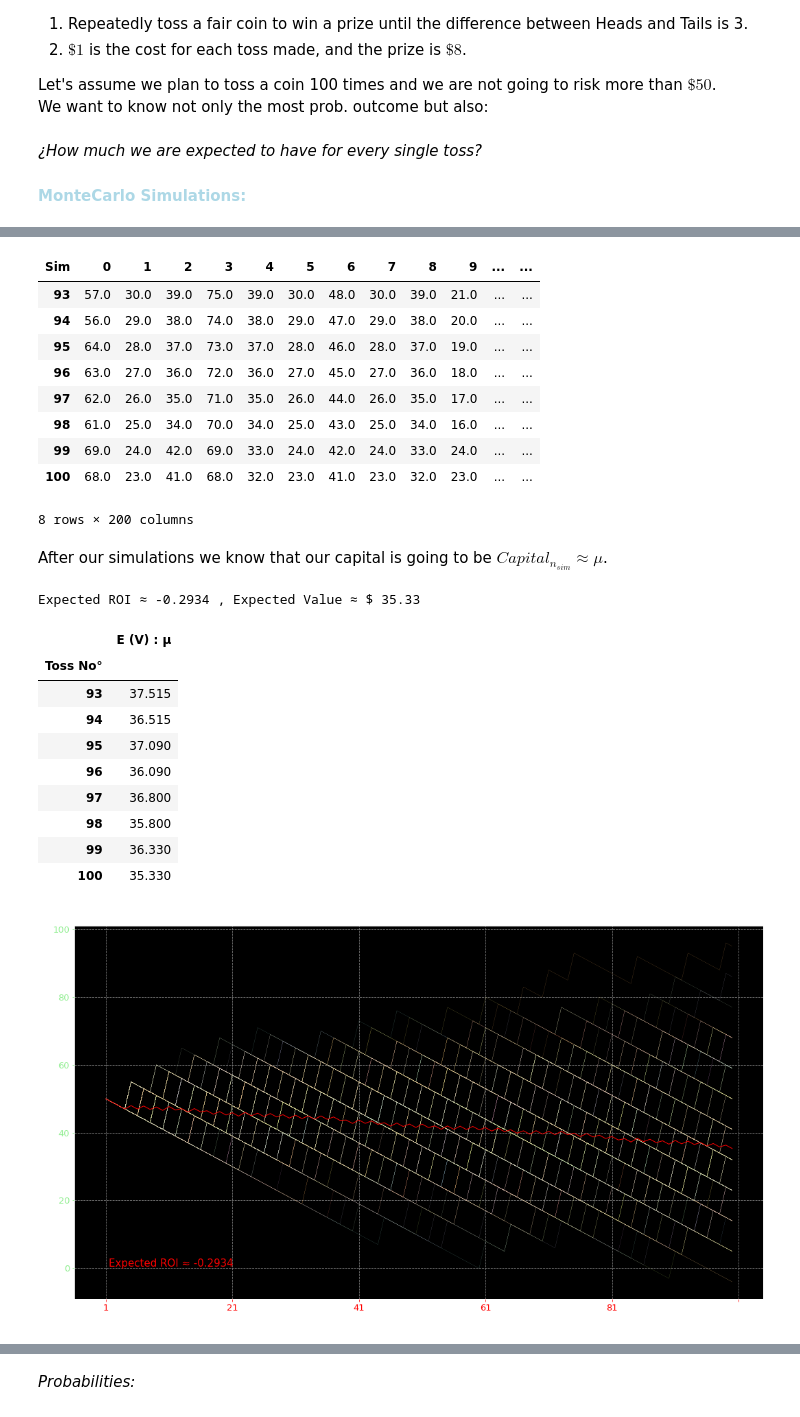
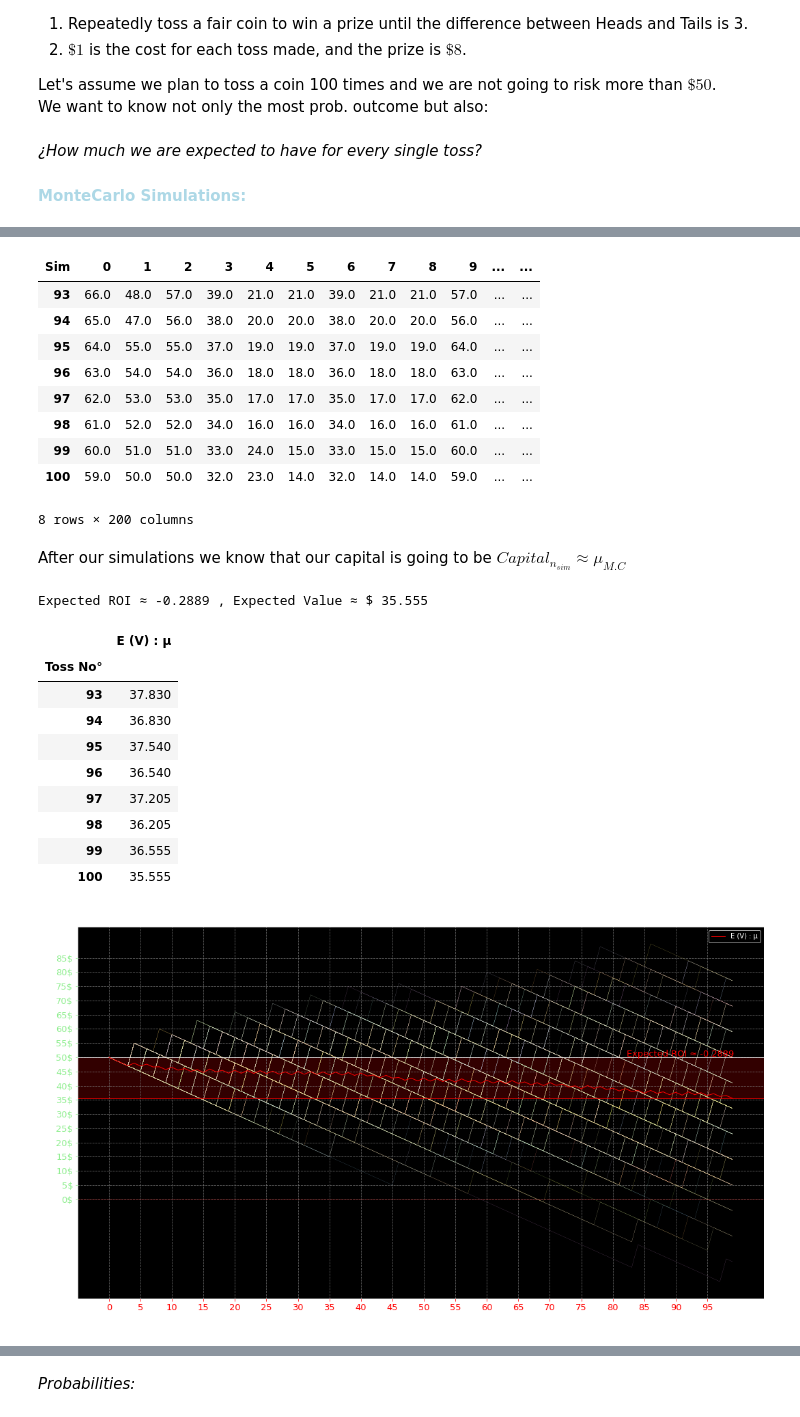
Before and after one commit to EMarquez7/Examen-1, a Jupyter notebook: MC-Simulations.ipynb, the cells around one changed output, grey strips where cells are left out. Saved outputs shown, nothing was run; the diff lists cells and outputs as text; code cells hidden in the pictures.

```diff
--- a/MC-Simulations.ipynb
+++ b/MC-Simulations.ipynb
@@ -75,8 +72,8 @@ We want to know not only the most prob. outcome but also: <br><br>
 
 #### <span style='color:lightblue'> MonteCarlo Simulations: </span><br>
 # %%
-sim = 200
-df1 = dt.coin_game_sim(50, 1, 100, 8, 0, sim).T
+initial_capital, bet, n_games, prize, sim  = 50, 1, 100, 8, 200
+df1 = dt.coin_game_sim(initial_capital, bet, n_games, prize, 0, sim).T
 df1.head(8)
 # %% [output]
 | Sim | 0 | 1 | 2 | 3 | 4 | 5 | 6 | 7 | 8 | 9 | ... | ... |
@@ -93,17 +90,17 @@ df1.head(8)
 df1.tail(8)
 # %% [output]
 | Sim | 0 | 1 | 2 | 3 | 4 | 5 | 6 | 7 | 8 | 9 | ... | ... |
-| 93 | 57.0 | 30.0 | 39.0 | 75.0 | 39.0 | 30.0 | 48.0 | 30.0 | 39.0 | 21.0 | ... | ... |
-| 94 | 56.0 | 29.0 | 38.0 | 74.0 | 38.0 | 29.0 | 47.0 | 29.0 | 38.0 | 20.0 | ... | ... |
-| 95 | 64.0 | 28.0 | 37.0 | 73.0 | 37.0 | 28.0 | 46.0 | 28.0 | 37.0 | 19.0 | ... | ... |
-| 96 | 63.0 | 27.0 | 36.0 | 72.0 | 36.0 | 27.0 | 45.0 | 27.0 | 36.0 | 18.0 | ... | ... |
-| 97 | 62.0 | 26.0 | 35.0 | 71.0 | 35.0 | 26.0 | 44.0 | 26.0 | 35.0 | 17.0 | ... | ... |
-| 98 | 61.0 | 25.0 | 34.0 | 70.0 | 34.0 | 25.0 | 43.0 | 25.0 | 34.0 | 16.0 | ... | ... |
-| 99 | 69.0 | 24.0 | 42.0 | 69.0 | 33.0 | 24.0 | 42.0 | 24.0 | 33.0 | 24.0 | ... | ... |
-| 100 | 68.0 | 23.0 | 41.0 | 68.0 | 32.0 | 23.0 | 41.0 | 23.0 | 32.0 | 23.0 | ... | ... |
+| 93 | 66.0 | 48.0 | 57.0 | 39.0 | 21.0 | 21.0 | 39.0 | 21.0 | 21.0 | 57.0 | ... | ... |
+| 94 | 65.0 | 47.0 | 56.0 | 38.0 | 20.0 | 20.0 | 38.0 | 20.0 | 20.0 | 56.0 | ... | ... |
+| 95 | 64.0 | 55.0 | 55.0 | 37.0 | 19.0 | 19.0 | 37.0 | 19.0 | 19.0 | 64.0 | ... | ... |
+| 96 | 63.0 | 54.0 | 54.0 | 36.0 | 18.0 | 18.0 | 36.0 | 18.0 | 18.0 | 63.0 | ... | ... |
+| 97 | 62.0 | 53.0 | 53.0 | 35.0 | 17.0 | 17.0 | 35.0 | 17.0 | 17.0 | 62.0 | ... | ... |
+| 98 | 61.0 | 52.0 | 52.0 | 34.0 | 16.0 | 16.0 | 34.0 | 16.0 | 16.0 | 61.0 | ... | ... |
+| 99 | 60.0 | 51.0 | 51.0 | 33.0 | 24.0 | 15.0 | 33.0 | 15.0 | 15.0 | 60.0 | ... | ... |
+| 100 | 59.0 | 50.0 | 50.0 | 32.0 | 23.0 | 14.0 | 32.0 | 14.0 | 14.0 | 59.0 | ... | ... |
 8 rows × 200 columns
 # %% [markdown]
-After our simulations we know that our capital is going to be $Capital_{{n}_{sim}}\approx \mu$.
+After our simulations we know that our capital is going to be $Capital_{{n}_{sim}}\approx \mu_{M.C}$
 # %%
 E_V1=pd.DataFrame(df1.T.mean(), columns=['E (V) : µ'])
 E_V1.index.name = 'Toss No°'
@@ -111,18 +108,18 @@ E_V1.index.name = 'Toss No°'
 print("Expected ROI ≈", round((E_V1.iloc[-1][0] / E_V1.iloc[0][0]) - 1, 4), ', Expected Value ≈ $', E_V1.iloc[-1][0])
 E_V1.tail(8)
 # %% [output]
-Expected ROI ≈ -0.2934 , Expected Value ≈ $ 35.33
+Expected ROI ≈ -0.2889 , Expected Value ≈ $ 35.555
 |  | E (V) : µ |
 | Toss No° |  |
-| 93 | 37.515 |
-| 94 | 36.515 |
-| 95 | 37.090 |
-| 96 | 36.090 |
-| 97 | 36.800 |
-| 98 | 35.800 |
-| 99 | 36.330 |
-| 100 | 35.330 |
+| 93 | 37.830 |
+| 94 | 36.830 |
+| 95 | 37.540 |
+| 96 | 36.540 |
+| 97 | 37.205 |
+| 98 | 36.205 |
+| 99 | 36.555 |
+| 100 | 35.555 |
 # %%
-vs.line_plot(df1, E_V1, "Toss No°", "Capital", E_V1.iloc[0][0], E_V1.iloc[-1][0], sim)[0]
+vs.MC_plot(df1, E_V1, "Toss No°", "Capital", E_V1.iloc[0][0], E_V1.iloc[-1][0], sim)
 # %% [output]
-[figure, old version]
+[figure, new version]
```
Also changed, not shown: parts of 17 cells of this notebook, 1 other file.
